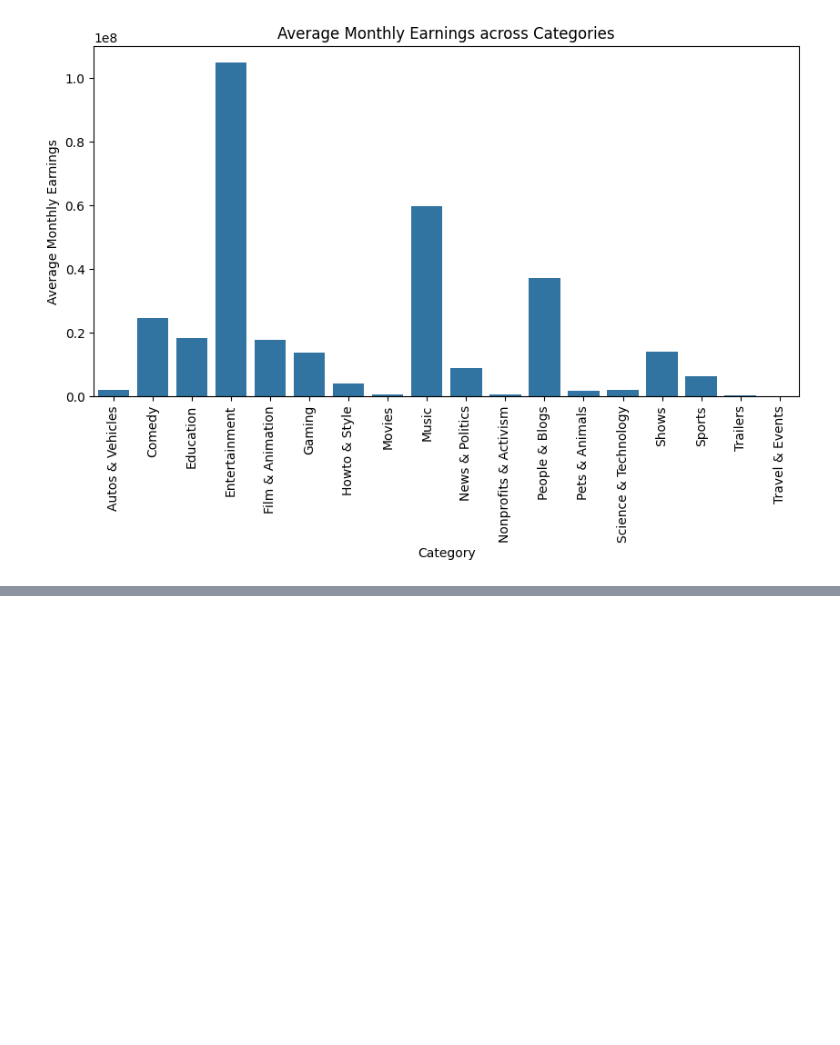
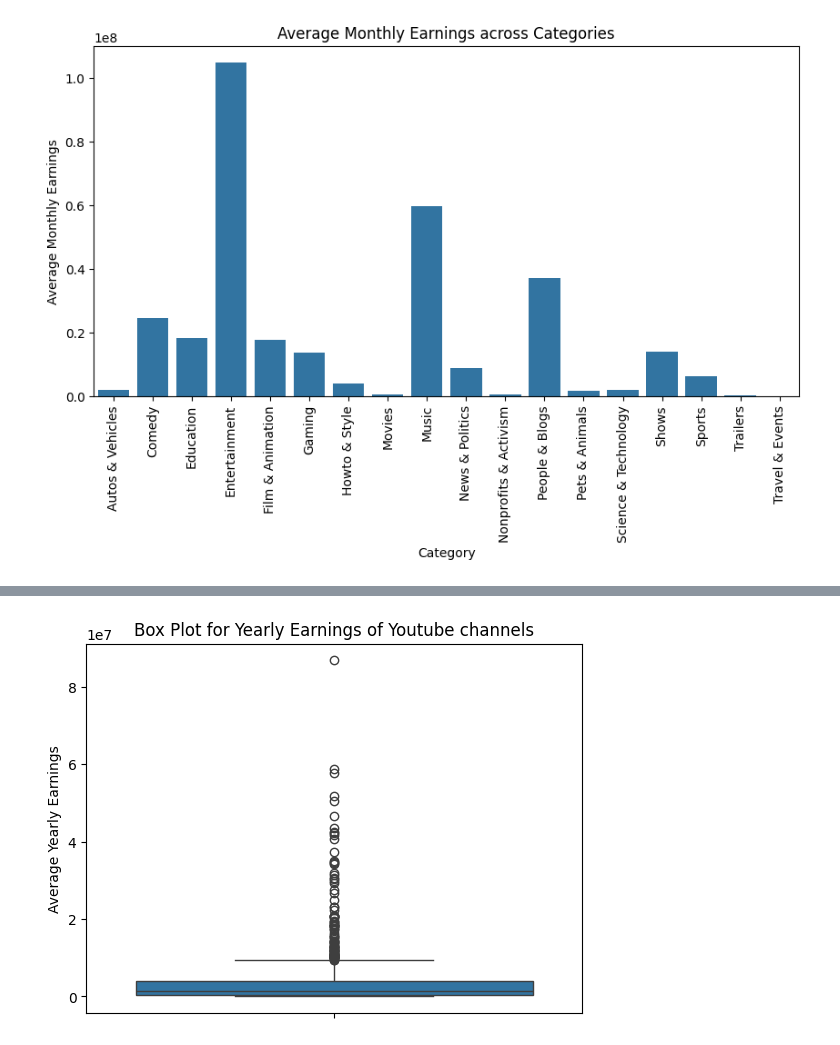
Before and after one commit to dheerajrajappikonda/EDA, a Jupyter notebook: EDA_Youtube.ipynb, the cells around one changed output, grey strips where cells are left out. Drawn from its saved outputs; the diff is of its cells as text; code cells hidden in the pictures; blank space fills up the shorter version.

```diff
--- a/EDA_Youtube.ipynb
+++ b/EDA_Youtube.ipynb
@@ -353,0 +354,8 @@ plt.show()
+# %%
+df["Yearly_Earnings"] = (df["Lowest_Yearly_Earnings"] + df["Highest_Yearly_Earnings"]) / 2
+sns.boxplot(y = "Yearly_Earnings", data = df)
+plt.ylabel("Average Yearly Earnings")
+plt.title("Box Plot for Yearly Earnings of Youtube channels")
+plt.show()
+# %% [output]
+[figure, added]
```
Also changed, not shown: parts of 4 cells of this notebook.
